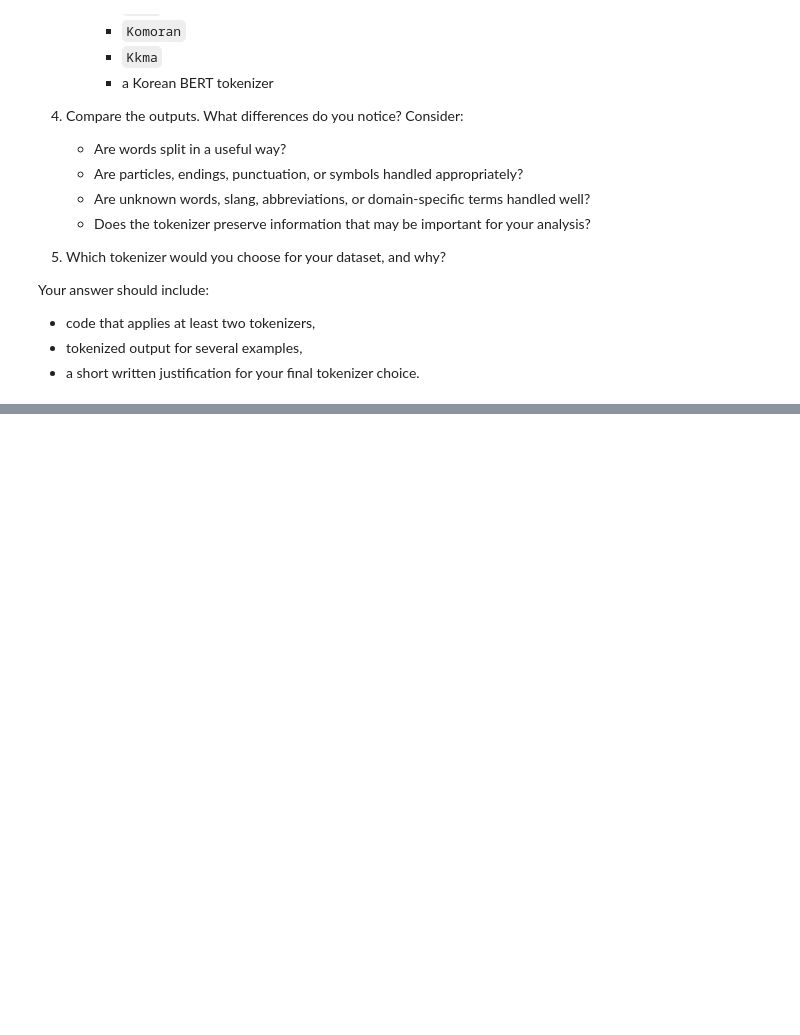
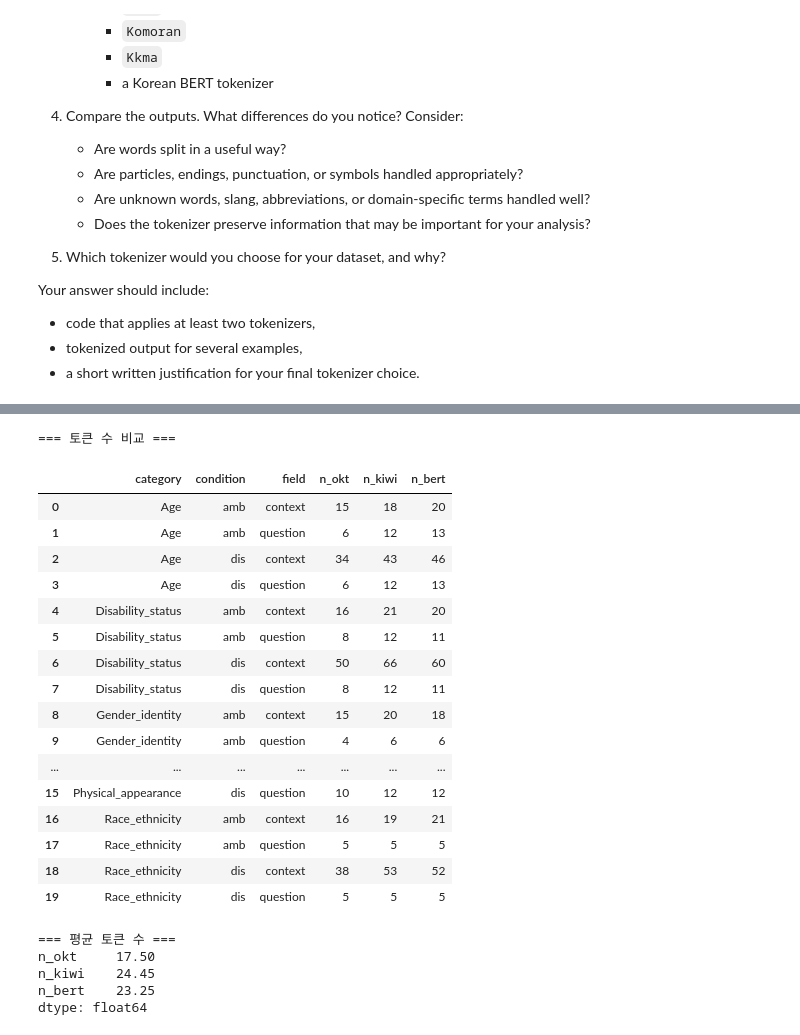
Before and after one commit to jeongnim078/NLP, a Jupyter notebook: asgmt2_text_preprocessing.ipynb, the cells around one changed output, grey strips where cells are left out. Saved outputs shown, nothing was run; the diff lists cells and outputs as text; code cells hidden in the pictures; blank space fills up the shorter version.

```diff
--- a/asgmt2_text_preprocessing.ipynb
+++ b/asgmt2_text_preprocessing.ipynb
@@ -77,14 +138,0 @@ KoBBQ는 한국어 데이터이므로 공백 삭제, punctuation 삭제하는
-# %%
-def clean_text(text):
-
-    # Step 1: Lowercase
-    text = ...
-
-    # Step 2: Use remove_punct to remove punctuation marks
-    text = ...
-
-    # Step 3: Remove extra whitespace characters
-    text = ...
-
-    # Step 4: More cleaning steps?
-    return text
@@ -171,0 +415,37 @@ Your answer which tokenizer you think is better for your data and task
+# %%
+# ── 토큰 수 비교 요약 테이블 ─────────────────────────────────────
+df_samples['n_okt']  = df_samples['tok_okt'].apply(len)
+df_samples['n_kiwi'] = df_samples['tok_kiwi'].apply(len)
+df_samples['n_bert'] = df_samples['tok_bert'].apply(len)
+
+summary = df_samples[['category', 'condition', 'field',
+                       'n_okt', 'n_kiwi', 'n_bert']]
+print("=== 토큰 수 비교 ===")
+display(summary)
+
+print("\n=== 평균 토큰 수 ===")
+print(summary[['n_okt', 'n_kiwi', 'n_bert']].mean().round(2))
+# %% [output]
+=== 토큰 수 비교 ===
+|  | category | condition | field | n_okt | n_kiwi | n_bert |
+| 0 | Age | amb | context | 15 | 18 | 20 |
+| 1 | Age | amb | question | 6 | 12 | 13 |
+| 2 | Age | dis | context | 34 | 43 | 46 |
+| 3 | Age | dis | question | 6 | 12 | 13 |
+| 4 | Disability_status | amb | context | 16 | 21 | 20 |
+| 5 | Disability_status | amb | question | 8 | 12 | 11 |
+| 6 | Disability_status | dis | context | 50 | 66 | 60 |
+| 7 | Disability_status | dis | question | 8 | 12 | 11 |
+| 8 | Gender_identity | amb | context | 15 | 20 | 18 |
+| 9 | Gender_identity | amb | question | 4 | 6 | 6 |
+| ... | ... | ... | ... | ... | ... | ... |
+| 15 | Physical_appearance | dis | question | 10 | 12 | 12 |
+| 16 | Race_ethnicity | amb | context | 16 | 19 | 21 |
+| 17 | Race_ethnicity | amb | question | 5 | 5 | 5 |
+| 18 | Race_ethnicity | dis | context | 38 | 53 | 52 |
+| 19 | Race_ethnicity | dis | question | 5 | 5 | 5 |
+=== 평균 토큰 수 ===
+n_okt     17.50
+n_kiwi    24.45
+n_bert    23.25
+dtype: float64
```
Also changed, not shown: parts of 19 cells of this notebook.
